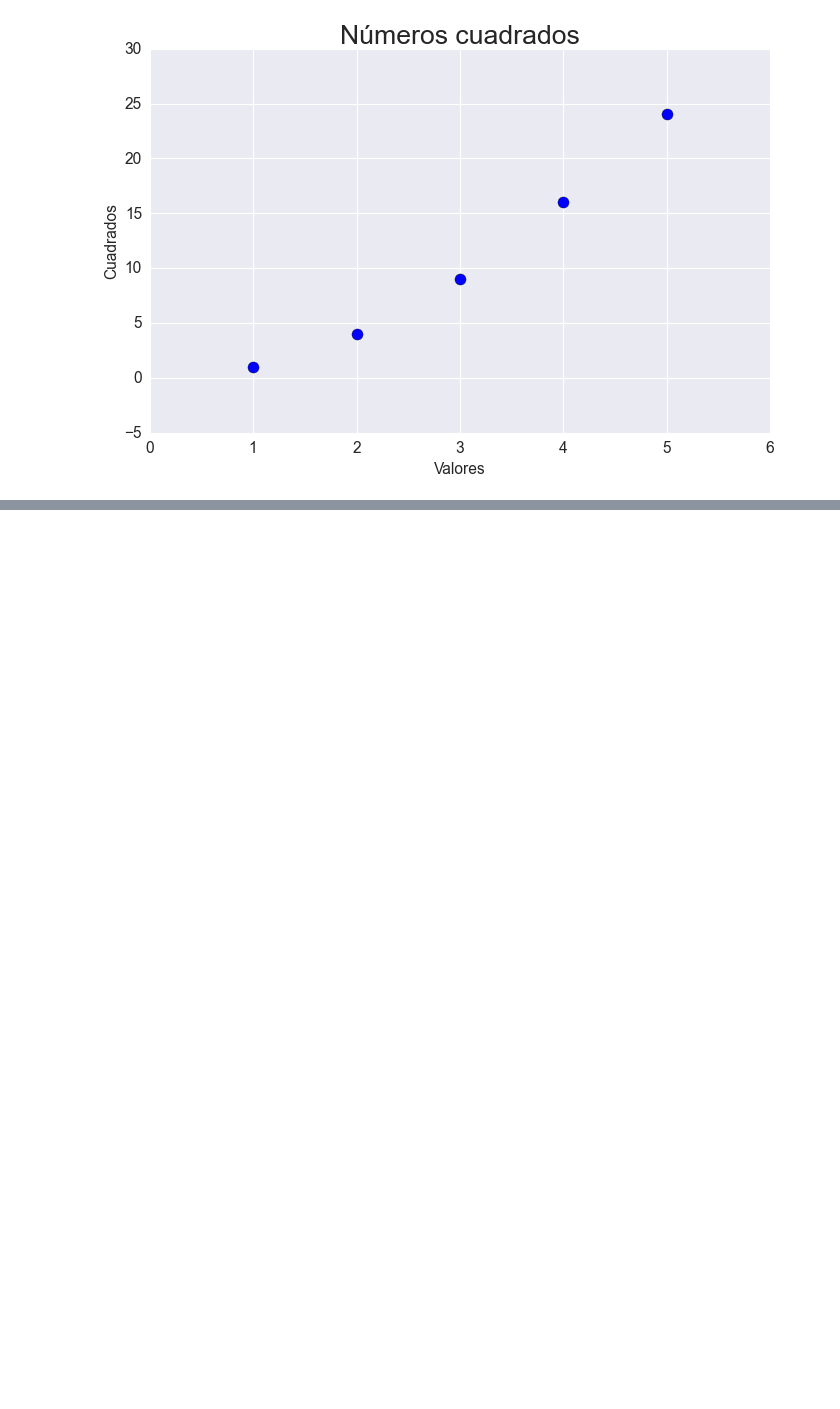
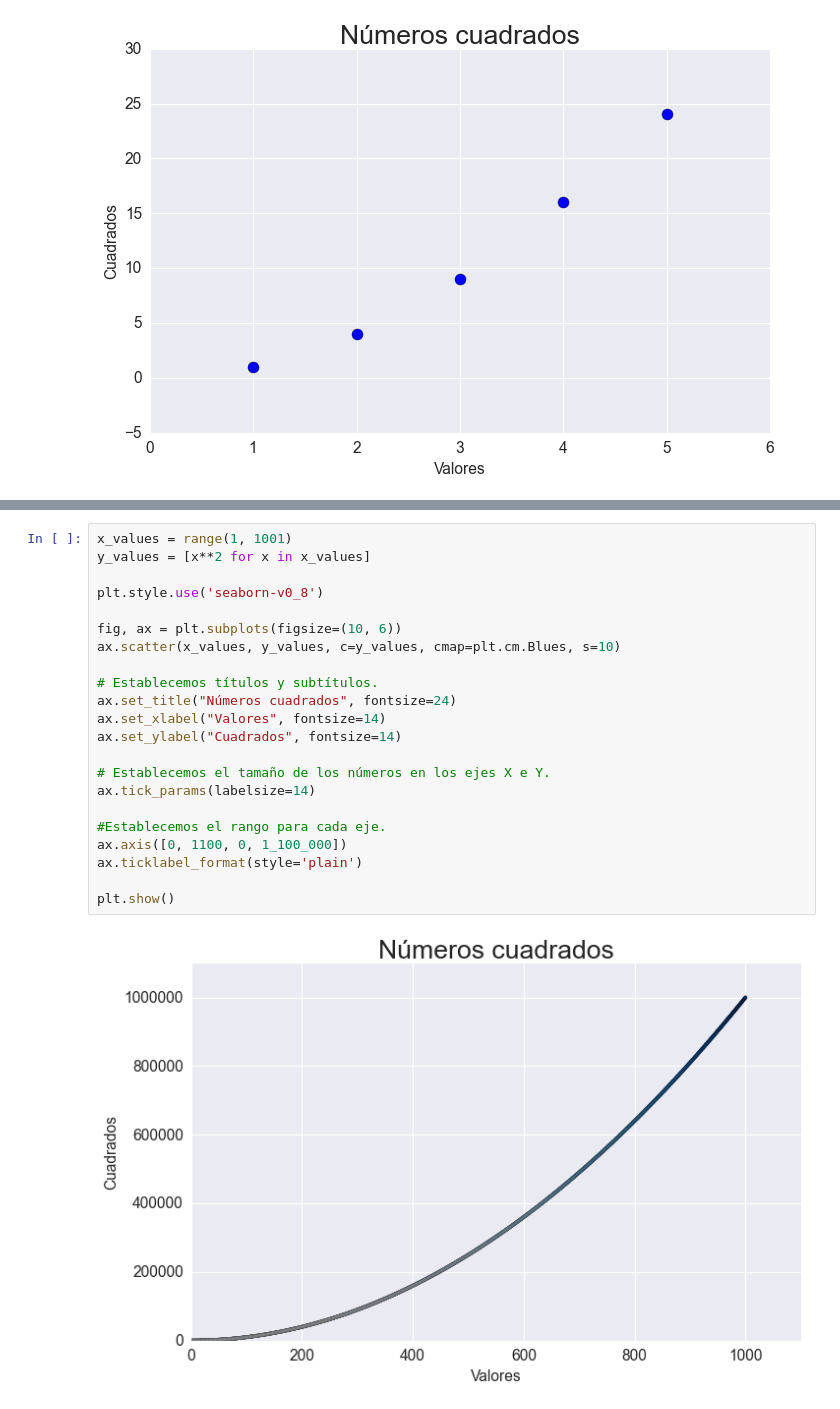
Before and after one commit to RodriManuel/python-data-visualization, a Jupyter notebook: notebooks/00_generando_graficos.ipynb, the cells around one changed output, grey strips where cells are left out. Cells and saved outputs as stored; diff of their text form; blank space fills up the shorter version.

```diff
--- a/notebooks/00_generando_graficos.ipynb
+++ b/notebooks/00_generando_graficos.ipynb
@@ -113,0 +146,24 @@ plt.show()
+# %%
+x_values = range(1, 1001)
+y_values = [x**2 for x in x_values]
+
+plt.style.use('seaborn-v0_8')
+
+fig, ax = plt.subplots(figsize=(10, 6))
+ax.scatter(x_values, y_values, c=y_values, cmap=plt.cm.Blues, s=10)
+
+# Establecemos títulos y subtítulos.
+ax.set_title("Números cuadrados", fontsize=24)
+ax.set_xlabel("Valores", fontsize=14)
+ax.set_ylabel("Cuadrados", fontsize=14)
+
+# Establecemos el tamaño de los números en los ejes X e Y.
+ax.tick_params(labelsize=14)
+
+#Establecemos el rango para cada eje.
+ax.axis([0, 1100, 0, 1_100_000])
+ax.ticklabel_format(style='plain')
+
+plt.show()
+# %% [output]
+[figure, added]
```
Also changed, not shown: parts of 3 cells of this notebook.
